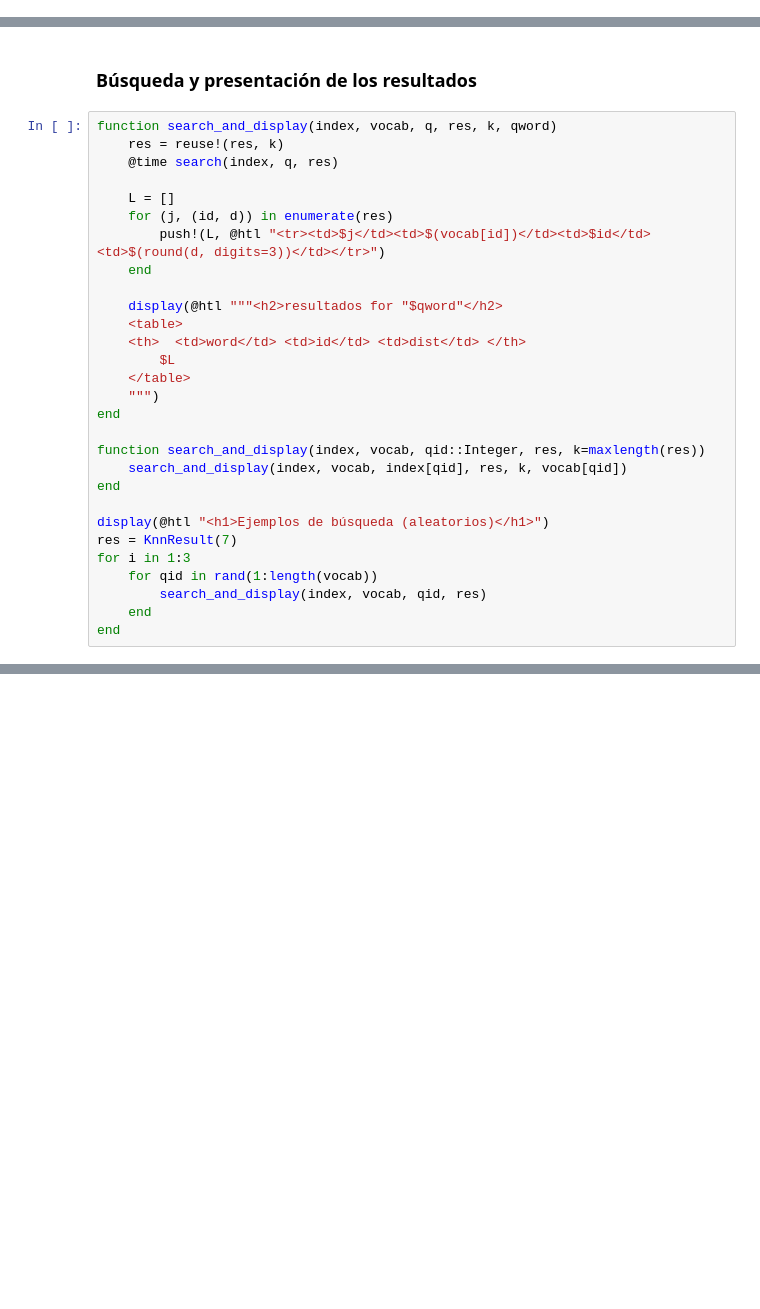
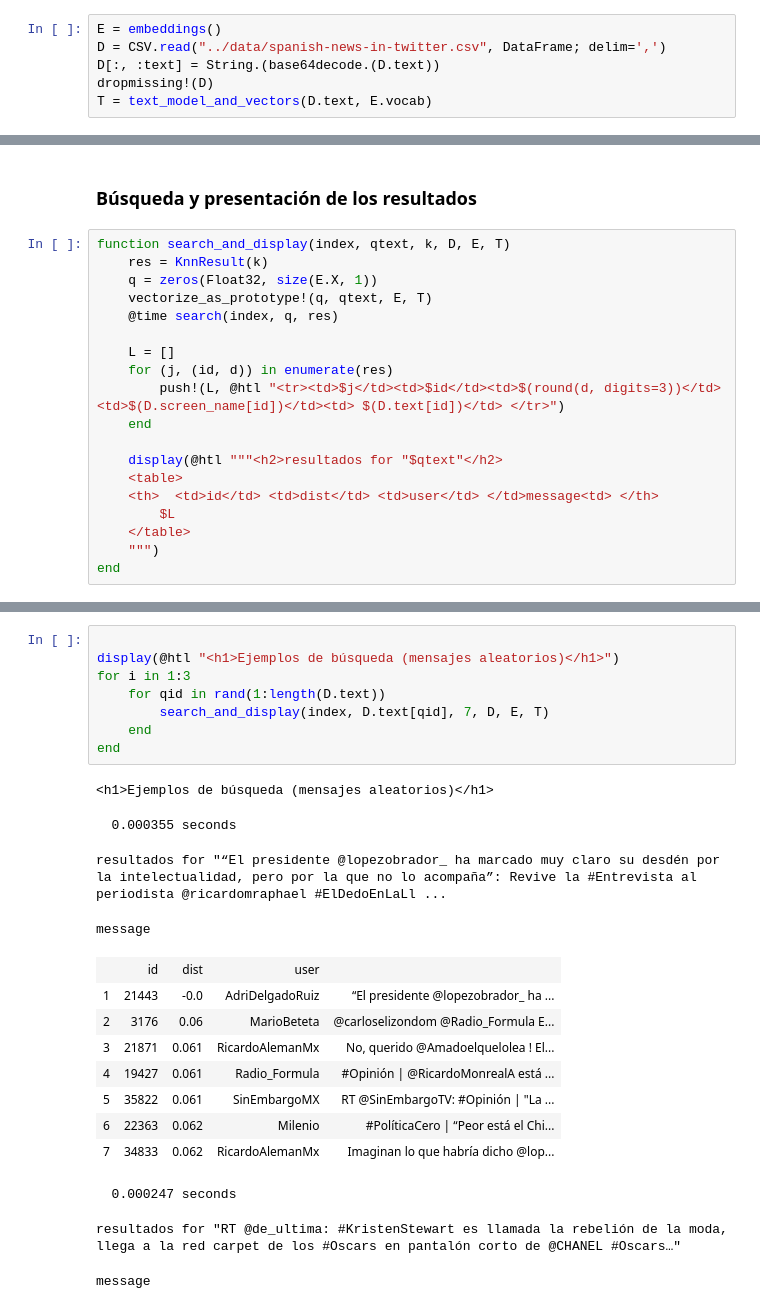
Before and after one commit to sadit/IR-2022, a Jupyter notebook: Unidades/u05b.ipynb, the cells around one changed output, grey strips where cells are left out. Saved outputs shown, nothing was run; the diff lists cells and outputs as text; blank space fills up the shorter version.

```diff
--- a/Unidades/u05b.ipynb
+++ b/Unidades/u05b.ipynb
@@ -84,0 +201,6 @@ end
+# %%
+E = embeddings()
+D = CSV.read("../data/spanish-news-in-twitter.csv", DataFrame; delim=',')
+D[:, :text] = String.(base64decode.(D.text))
+dropmissing!(D)
+T = text_model_and_vectors(D.text, E.vocab)
@@ -99,31 +290,21 @@ end
 # %% [markdown]
 ### Búsqueda y presentación de los resultados
 # %%
-function search_and_display(index, vocab, q, res, k, qword)
-    res = reuse!(res, k)
+function search_and_display(index, qtext, k, D, E, T)
+    res = KnnResult(k)
+    q = zeros(Float32, size(E.X, 1))
+    vectorize_as_prototype!(q, qtext, E, T)
     @time search(index, q, res)
 
     L = []
     for (j, (id, d)) in enumerate(res)
-        push!(L, @htl "<tr><td>$j</td><td>$(vocab[id])</td><td>$id</td><td>$(round(d, digits=3))</td></tr>")
+        push!(L, @htl "<tr><td>$j</td><td>$id</td><td>$(round(d, digits=3))</td> <td>$(D.screen_name[id])</td><td> $(D.text[id])</td> </tr>")
     end
 
-    display(@htl """<h2>resultados for "$qword"</h2>
+    display(@htl """<h2>resultados for "$qtext"</h2>
     <table>
-    <th>  <td>word</td> <td>id</td> <td>dist</td> </th>
+    <th>  <td>id</td> <td>dist</td> <td>user</td> </td>message<td> </th>
         $L
     </table>
     """)
 end
-
-function search_and_display(index, vocab, qid::Integer, res, k=maxlength(res))
-    search_and_display(index, vocab, index[qid], res, k, vocab[qid])
-end
-
-display(@htl "<h1>Ejemplos de búsqueda (aleatorios)</h1>")
-res = KnnResult(7)
-for i in 1:3
-    for qid in rand(1:length(vocab))
-        search_and_display(index, vocab, qid, res)
-    end
-end
@@ -144,0 +354,24 @@ analogy("mississippi", "usa", "france", 5)
+# %%
+
+display(@htl "<h1>Ejemplos de búsqueda (mensajes aleatorios)</h1>")
+for i in 1:3
+    for qid in rand(1:length(D.text))
+        search_and_display(index, D.text[qid], 7, D, E, T)
+    end
+end
+# %% [output]
+<h1>Ejemplos de búsqueda (mensajes aleatorios)</h1>
+  0.000355 seconds
+resultados for "“El presidente @lopezobrador_ ha marcado muy claro su desdén por la intelectualidad, pero por la que no lo acompaña”: Revive la #Entrevista al periodista @ricardomraphael #ElDedoEnLaLl ...
+message
+|  | id | dist | user |  |
+| 1 | 21443 | -0.0 | AdriDelgadoRuiz | “El presidente @lopezobrador_ ha ... |
+| 2 | 3176 | 0.06 | MarioBeteta | @carloselizondom @Radio_Formula E... |
+| 3 | 21871 | 0.061 | RicardoAlemanMx | No, querido @Amadoelquelolea ! El... |
+| 4 | 19427 | 0.061 | Radio_Formula | #Opinión | @RicardoMonrealA está ... |
+| 5 | 35822 | 0.061 | SinEmbargoMX | RT @SinEmbargoTV: #Opinión | "La ... |
+| 6 | 22363 | 0.062 | Milenio | #PolíticaCero | “Peor está el Chi... |
+| 7 | 34833 | 0.062 | RicardoAlemanMx | Imaginan lo que habría dicho @lop... |
+  0.000247 seconds
+resultados for "RT @de_ultima: #KristenStewart es llamada la rebelión de la moda, llega a la red carpet de los #Oscars en pantalón corto de @CHANEL #Oscars…"
+message
```
Also changed, not shown: parts of 19 cells of this notebook.
